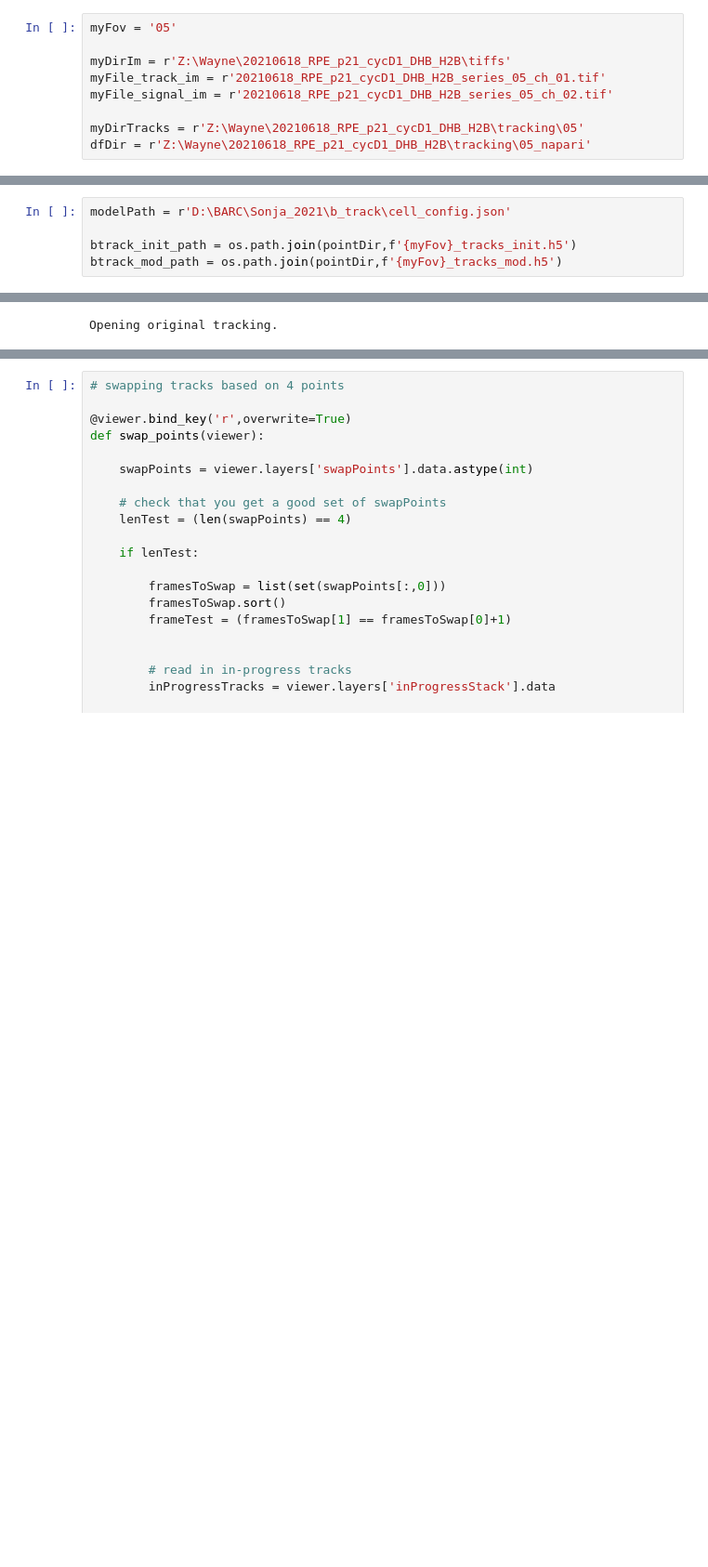
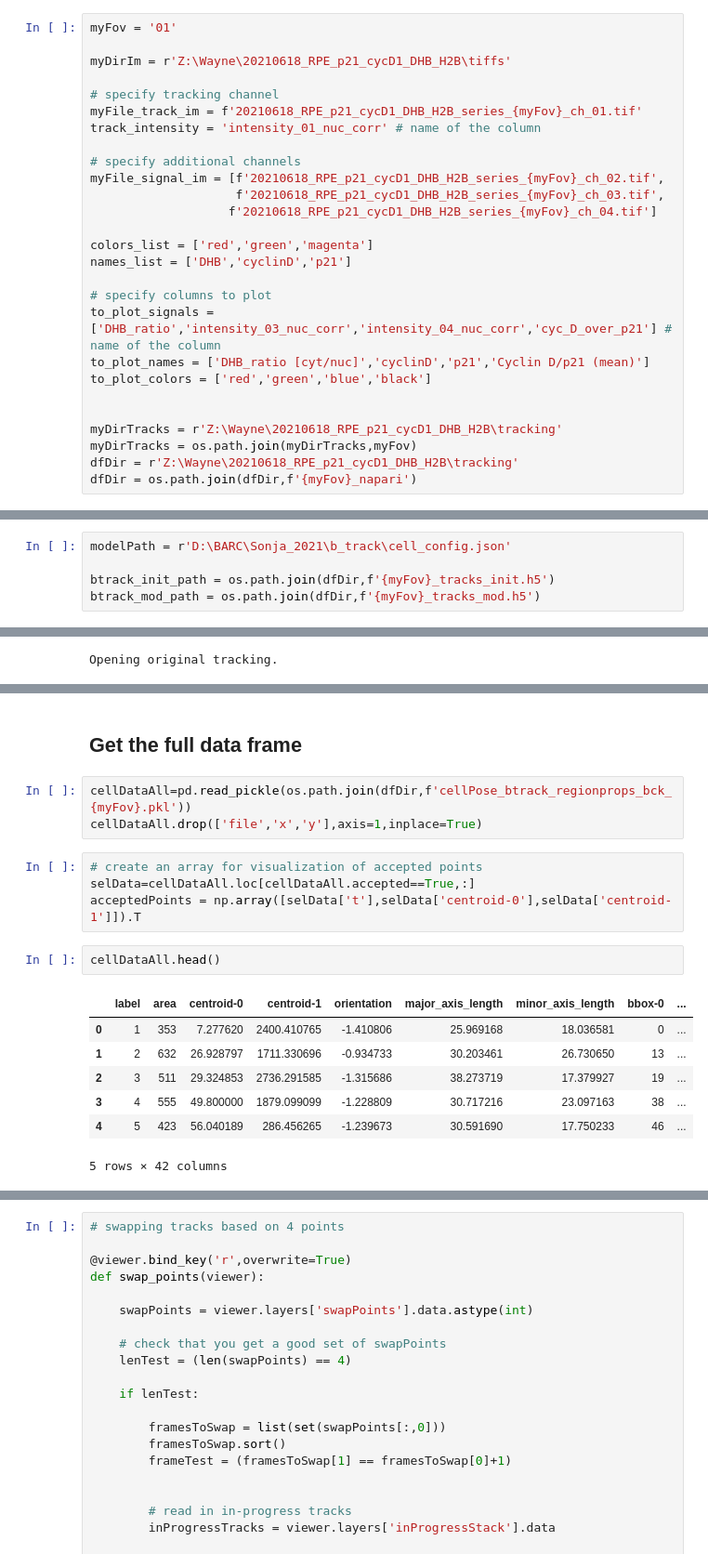
Before and after one commit to fjorka/napari_manual_corrections, a Jupyter notebook: 210618_manual_tracking_correction_v2.ipynb, the cells around one changed output, grey strips where cells are left out. Shown at 93% size. Cells and saved outputs as stored; diff of their text form; blank space fills up the shorter version.

Commit message:
initial fuctionality of modifying a single label

```diff
--- a/210618_manual_tracking_correction_v2.ipynb
+++ b/210618_manual_tracking_correction_v2.ipynb
@@ -28,9 +44,27 @@ import btrack
 # %%
-myFov = '05'
+myFov = '01'
 
 myDirIm = r'Z:\Wayne\20210618_RPE_p21_cycD1_DHB_H2B\tiffs'
-myFile_track_im = r'20210618_RPE_p21_cycD1_DHB_H2B_series_05_ch_01.tif'
-myFile_signal_im = r'20210618_RPE_p21_cycD1_DHB_H2B_series_05_ch_02.tif'
 
-myDirTracks = r'Z:\Wayne\20210618_RPE_p21_cycD1_DHB_H2B\tracking\05'
-dfDir = r'Z:\Wayne\20210618_RPE_p21_cycD1_DHB_H2B\tracking\05_napari'
+# specify tracking channel
+myFile_track_im = f'20210618_RPE_p21_cycD1_DHB_H2B_series_{myFov}_ch_01.tif'
+track_intensity = 'intensity_01_nuc_corr' # name of the column
+
+# specify additional channels
+myFile_signal_im = [f'20210618_RPE_p21_cycD1_DHB_H2B_series_{myFov}_ch_02.tif',
+                    f'20210618_RPE_p21_cycD1_DHB_H2B_series_{myFov}_ch_03.tif',
+                   f'20210618_RPE_p21_cycD1_DHB_H2B_series_{myFov}_ch_04.tif']
+
+colors_list = ['red','green','magenta']
+names_list = ['DHB','cyclinD','p21']
+
+# specify columns to plot
+to_plot_signals = ['DHB_ratio','intensity_03_nuc_corr','intensity_04_nuc_corr','cyc_D_over_p21'] # name of the column
+to_plot_names = ['DHB_ratio [cyt/nuc]','cyclinD','p21','Cyclin D/p21 (mean)']
+to_plot_colors = ['red','green','blue','black']
+
+
+myDirTracks = r'Z:\Wayne\20210618_RPE_p21_cycD1_DHB_H2B\tracking'
+myDirTracks = os.path.join(myDirTracks,myFov)
+dfDir = r'Z:\Wayne\20210618_RPE_p21_cycD1_DHB_H2B\tracking'
+dfDir = os.path.join(dfDir,f'{myFov}_napari')
@@ -45,8 +71,8 @@ Directory exists.
 # %%
 modelPath = r'D:\BARC\Sonja_2021\b_track\cell_config.json'
 
-btrack_init_path = os.path.join(pointDir,f'{myFov}_tracks_init.h5')
-btrack_mod_path = os.path.join(pointDir,f'{myFov}_tracks_mod.h5')
+btrack_init_path = os.path.join(dfDir,f'{myFov}_tracks_init.h5')
+btrack_mod_path = os.path.join(dfDir,f'{myFov}_tracks_mod.h5')
 # %% [markdown]
 ## Read in the tracking channel
 # %%
@@ -134,0 +137,19 @@ cellDataAll
+# %% [markdown]
+## Get the full data frame
+# %%
+cellDataAll=pd.read_pickle(os.path.join(dfDir,f'cellPose_btrack_regionprops_bck_{myFov}.pkl'))
+cellDataAll.drop(['file','x','y'],axis=1,inplace=True)
+# %%
+# create an array for visualization of accepted points
+selData=cellDataAll.loc[cellDataAll.accepted==True,:]
+acceptedPoints = np.array([selData['t'],selData['centroid-0'],selData['centroid-1']]).T
+# %%
+cellDataAll.head()
+# %% [output]
+|  | label | area | centroid-0 | centroid-1 | orientation | major_axis_length | minor_axis_length | bbox-0 | ... |
+| 0 | 1 | 353 | 7.277620 | 2400.410765 | -1.410806 | 25.969168 | 18.036581 | 0 | ... |
+| 1 | 2 | 632 | 26.928797 | 1711.330696 | -0.934733 | 30.203461 | 26.730650 | 13 | ... |
+| 2 | 3 | 511 | 29.324853 | 2736.291585 | -1.315686 | 38.273719 | 17.379927 | 19 | ... |
+| 3 | 4 | 555 | 49.800000 | 1879.099099 | -1.228809 | 30.717216 | 23.097163 | 38 | ... |
+| 4 | 5 | 423 | 56.040189 | 286.456265 | -1.239673 | 30.591690 | 17.750233 | 46 | ... |
+5 rows × 42 columns
```
Also changed, not shown: parts of 44 cells of this notebook, 2 other files.
